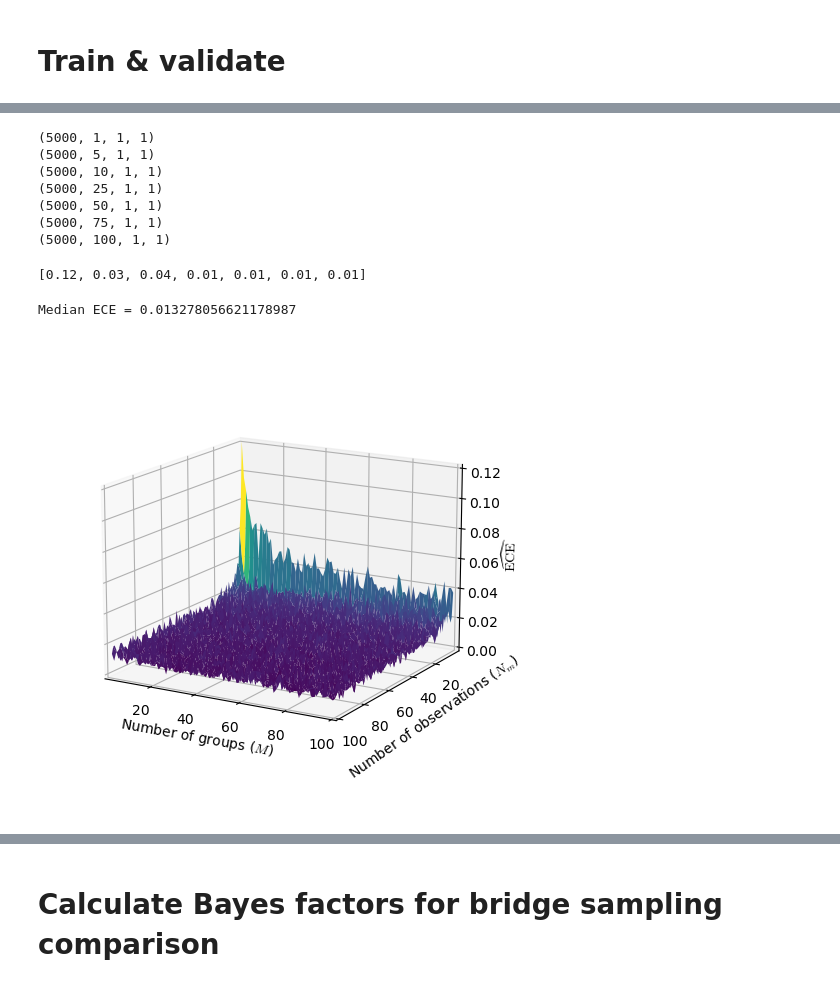
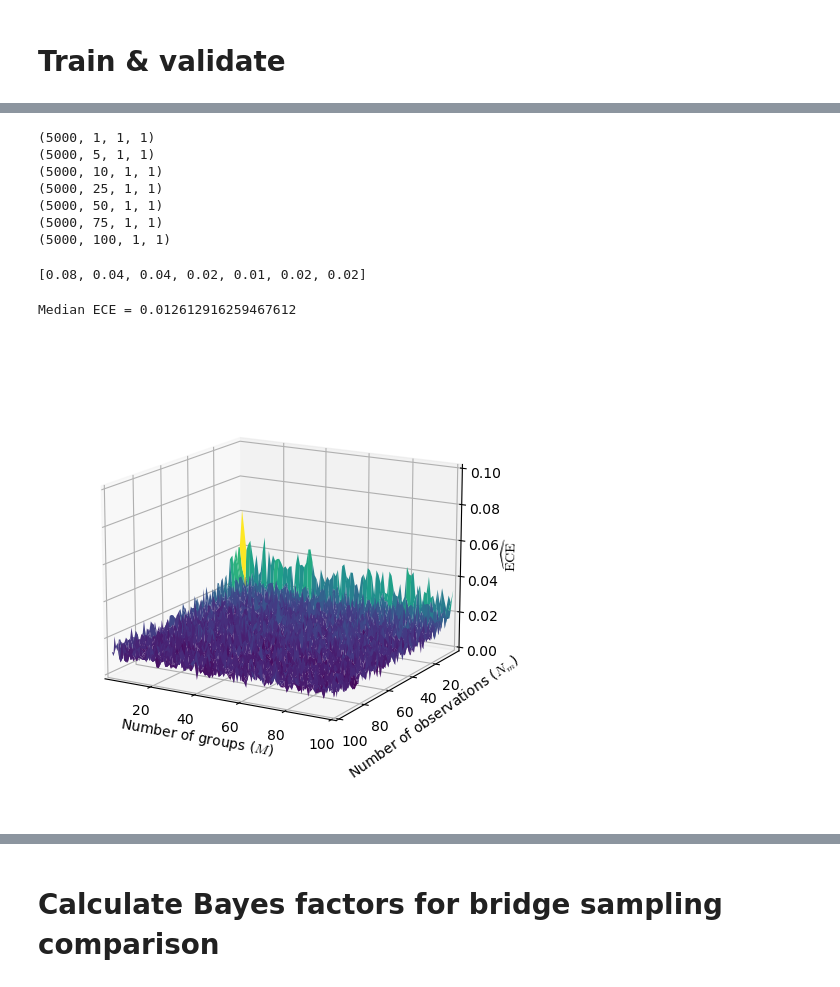
Before and after one commit to bayesflow-org/Hierarchical-Model-Comparison, a Jupyter notebook: notebooks/01_calibration_validation/03_calibration_variable_sizes.ipynb, the cells around one changed output, grey strips where cells are left out. Saved outputs shown, nothing was run; the diff lists cells and outputs as text; code cells hidden in the pictures.

Commit message:
update results (with disabled label smoothing)

```diff
--- a/notebooks/01_calibration_validation/03_calibration_variable_sizes.ipynb
+++ b/notebooks/01_calibration_validation/03_calibration_variable_sizes.ipynb
@@ -73,7 +70,9 @@ summary_net = bf.summary_networks.HierarchicalNetwork([
 probability_net = bf.inference_networks.PMPNetwork(num_models=2,
                                                    dense_args=probability_meta_validation['dense_args'],
                                                    dropout=False)
-amortizer = bf.amortizers.AmortizedModelComparison(probability_net, summary_net)
+amortizer = bf.amortizers.AmortizedModelComparison(probability_net,
+                                                   summary_net,
+                                                   loss_fun=partial(bf.losses.log_loss, label_smoothing=None))
 # %%
 # Training steps
 epochs=40
@@ -164,7 +155,7 @@ for l in custom_range:
 (5000, 50, 1, 1)
 (5000, 75, 1, 1)
 (5000, 100, 1, 1)
-[0.12, 0.03, 0.04, 0.01, 0.01, 0.01, 0.01]
+[0.08, 0.04, 0.04, 0.02, 0.01, 0.02, 0.02]
 # %%
 # Full validation (takes about 3.5h)
 n_val_per_setting = 5000
@@ -184,7 +175,7 @@ eces, accuracies, sbcs = compute_eces_variable(
 )
 # %%
 # Export validation results
-export_val_results = False
+export_val_results = True
 
 if export_val_results == True:
     local_timezone = datetime.now(timezone(timedelta(0))).astimezone().tzinfo
@@ -206,7 +197,7 @@ if export_val_results == True:
     np.save(os.path.join(val_folder, filename_sbcs), sbcs)
 # %%
 # Import validation results
-import_val_results = True
+import_val_results = False
 
 if import_val_results == True:
     filename_eces = "2023_06_23_eces.npy"
@@ -224,10 +215,10 @@ if import_val_results == True:
     sbcs = np.load(os.path.join(val_folder, filename_sbcs))
 # %%
 # Plot ECEs
-plot_eces_variable(eces, n_clust_min, n_clust_max, n_obs_min, n_obs_max, zlims=[0, 0.12], save=True)
+plot_eces_variable(eces, n_clust_min, n_clust_max, n_obs_min, n_obs_max, zlims=[0, 0.10], save=True)
 # %% [output]
-Median ECE = 0.013278056621178987
+Median ECE = 0.012612916259467612
-[figure, old version]
+[figure, new version]
 # %%
 # Plot Accuracies
 plot_eces_variable(
```
Also changed, not shown: parts of 9 cells of this notebook, 4 other files.
